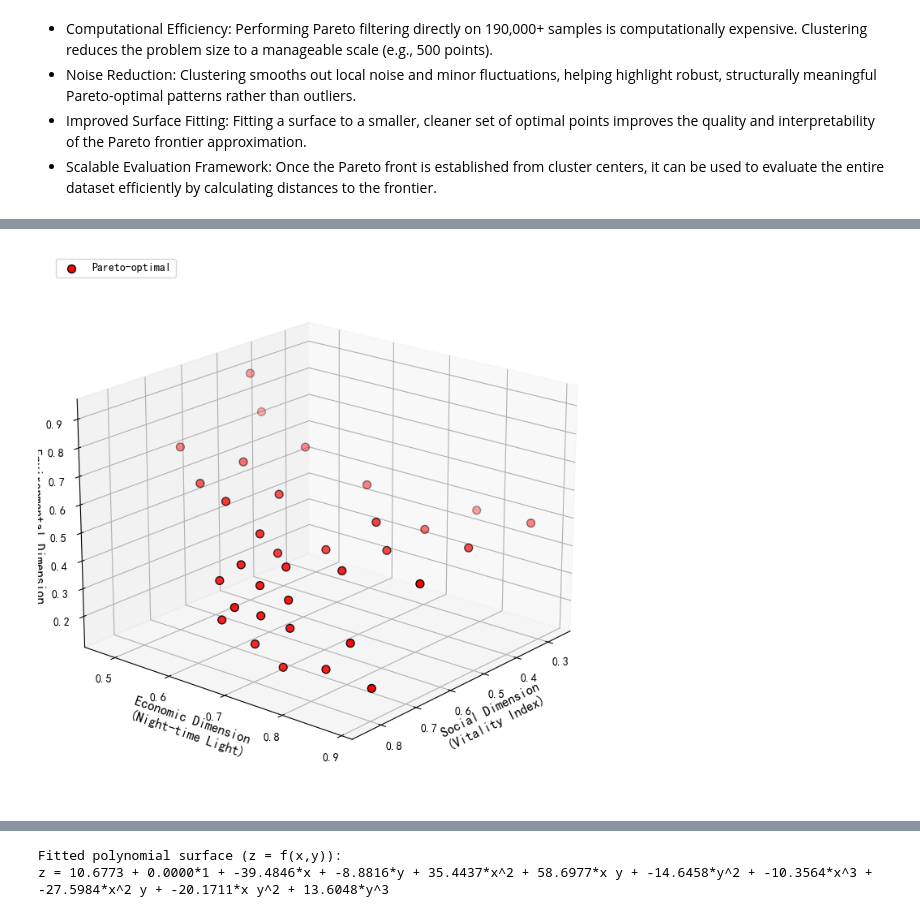
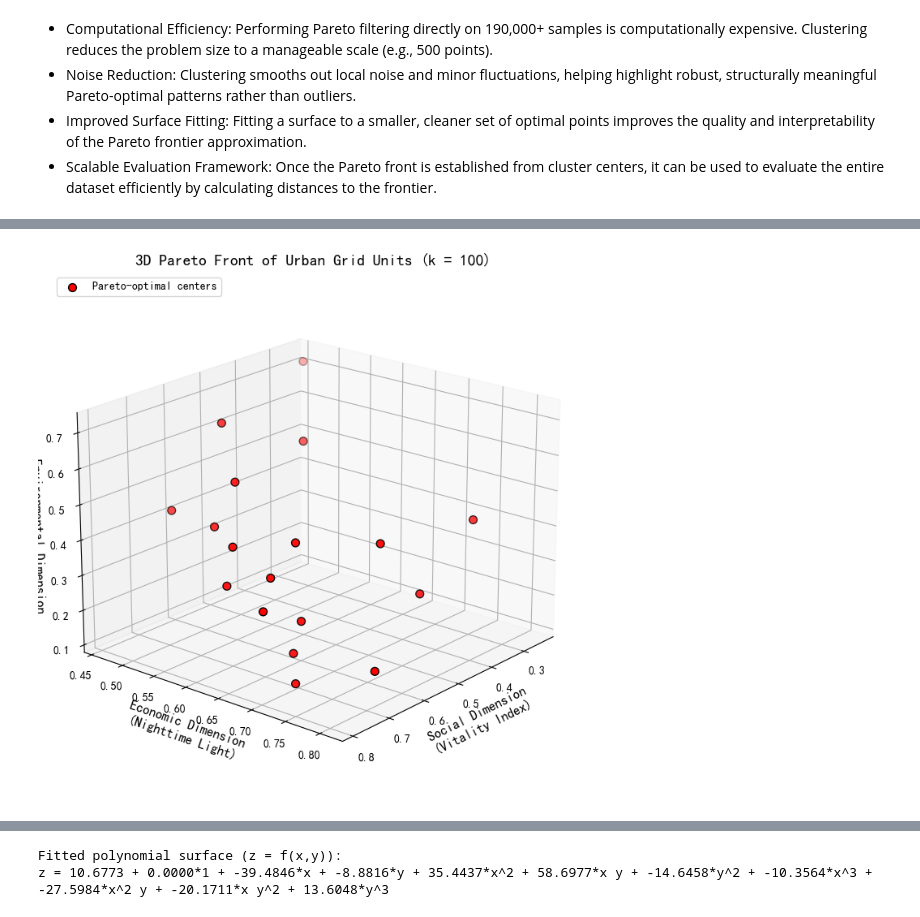
Before and after one commit to Sealxuyh/Urban-form, a Jupyter notebook: code/01_PPF.ipynb, the cells around one changed output, grey strips where cells are left out. Drawn from its saved outputs; the diff is of its cells as text; code cells hidden in the pictures.

```diff
--- a/code/01_PPF.ipynb
+++ b/code/01_PPF.ipynb
@@ -476,0 +441,12 @@ print(f"Selected {len(df_pareto_centers)} Pareto-optimal cluster centers.")
+# %%
+import os
+
+# Ensure the output folder exists
+os.makedirs("output", exist_ok=True)
+
+# Loop through results and save each DataFrame to CSV
+for k in [100, 300, 500]:
+    df = pareto_results[f'k{k}']
+    output_path = f"../output/pareto_centers_k{k}.csv"
+    df.to_csv(output_path, index=False)
+    print(f"✅ Saved: {output_path}")
@@ -477,47 +457,46 @@ print(f"Selected {len(df_pareto_centers)} Pareto-optimal cluster centers.")
 # %%
-# Create 3D figure
-fig_3d = plt.figure(figsize=(10, 7))
-ax = fig_3d.add_subplot(111, projection='3d')
+import matplotlib.pyplot as plt
+from mpl_toolkits.mplot3d import Axes3D
 
-# Input data vectors
-x = df_scaled['log_VIT202311'].values            # Social dimension (Vitality Index)
-y = df_scaled['log_NTL2023_focal'].values              # Economic dimension (Nighttime Light)
-z = df_scaled['UHIDAY2020_07_inv'].values           # Environmental dimension (Inverted UHI)
+# Axes variables for plotting
+x = df_scaled['log_VIT202311'].values       # Social dimension (Vitality Index)
+y = df_scaled['log_NTL2023_focal'].values   # Economic dimension (Nighttime Light)
+z = df_scaled['UHIDAY2020_07_inv'].values   # Environmental dimension (Inverted UHI)
 
-# Plot Pareto front
-ax.scatter(df_pareto_centers['log_VIT202311'], df_pareto_centers['log_NTL2023_focal'], df_pareto_centers['UHIDAY2020_07_inv'],
-           color='red', s=50, label='Pareto-optimal', edgecolors='black')
+# Features to extract from each DataFrame
+x_col = 'log_VIT202311'
+y_col = 'log_NTL2023_focal'
+z_col = 'UHIDAY2020_07_inv'
 
-# Main 3D scatter plot
-# ax.scatter(x, y, z, c='steelblue', alpha=0.2, s=5, edgecolors='black', label='Original points')
+# Loop through each k value and plot its Pareto-optimal centers
+for k in [100, 300, 500]:
+    df_pareto = pareto_results[f'k{k}']
 
-# Axis labels
-ax.set_xlabel('Social Dimension\n(Vitality Index)', fontsize=12)
-ax.set_ylabel('Economic Dimension\n(Night-time Light)', fontsize=12)
-ax.set_zlabel('Environmental Dimension\n(UHI)', fontsize=12)
+    fig_3d = plt.figure(figsize=(10, 7))
+    ax = fig_3d.add_subplot(111, projection='3d')
 
-# Title and axis adjustments
-# ax.set_title(f'3D Scatter Plot of Urban Sustainability Dimensions: {title}', fontsize=14)
+    # Plot the Pareto-optimal cluster centers
+    ax.scatter(
+        df_pareto[x_col], df_pareto[y_col], df_pareto[z_col],
+        color='red', s=50, edgecolors='black', label='Pareto-optimal centers'
+    )
 
-# Optional: Invert X-axis for better visual alignment
-# ax.invert_xaxis()
-# ax.invert_zaxis()  # Optional
+    # (Optional) plot all original grid units as background
+    # ax.scatter(x, y, z, c='lightgray', alpha=0.15, s=5, label='Original units')
 
-# Set 3D view angle
-ax.view_init(elev=20, azim=40)
+    # Axis labels
+    ax.set_xlabel('Social Dimension\n(Vitality Index)', fontsize=12)
+    ax.set_ylabel('Economic Dimension\n(Nighttime Light)', fontsize=12)
+    ax.set_zlabel('Environmental Dimension\n(UHI Inverted)', fontsize=12)
 
-# Add legend
-ax.legend(loc='upper left', fontsize=10)
+    # Set viewing angle for better perspective
+    ax.view_init(elev=20, azim=40)
 
-plt.tight_layout()
-plt.show()
+    # Title and legend
+    ax.set_title(f'3D Pareto Front of Urban Grid Units (k = {k})', fontsize=14)
+    ax.legend(loc='upper left', fontsize=10)
 
-ax.set_xlabel('Social Dimension (log_VIT202311)')
-ax.set_ylabel('Economic Dimension (log_NTL2023_focal)')
-ax.set_zlabel('Environmental Dimension (UHIDAY2020_07_inv)')
-ax.set_title('3D Pareto Front of Urban Grid Units')
-ax.legend()
-plt.tight_layout()
-plt.show()
+    plt.tight_layout()
+    plt.show()
 # %% [output]
-[figure, old version]
+[figure, new version]
```
Also changed, not shown: parts of 29 cells of this notebook.
